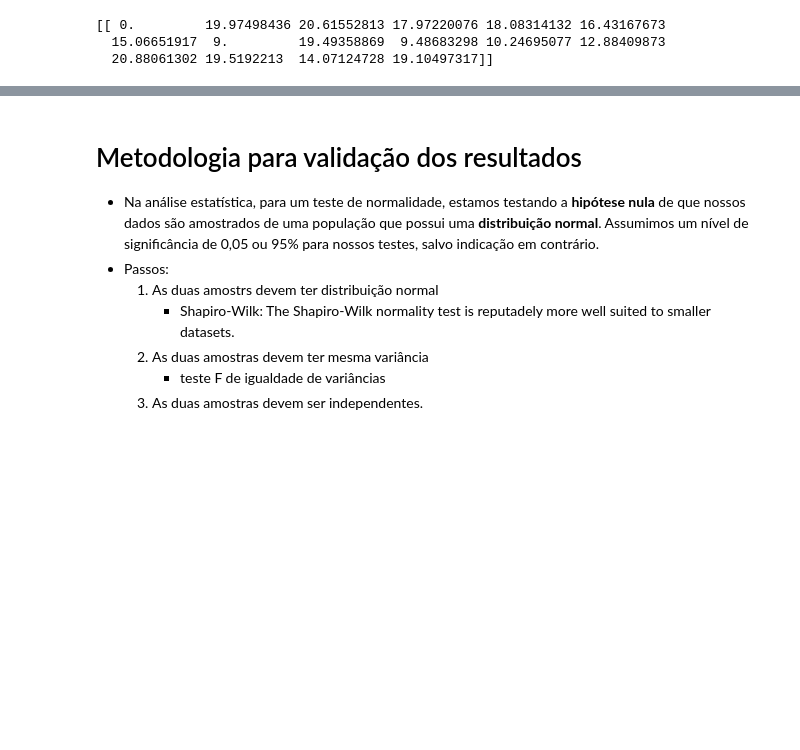
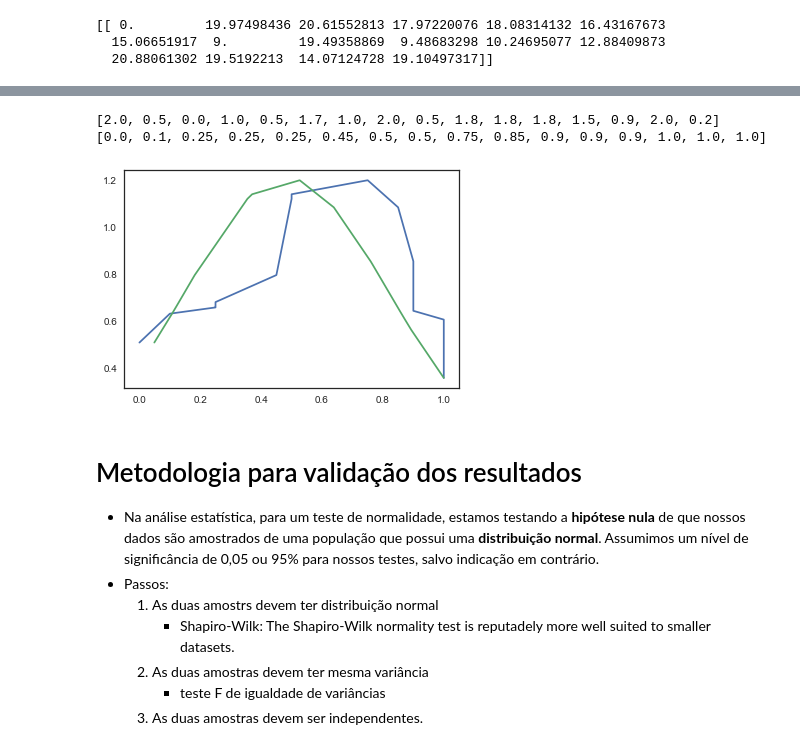
Before and after one commit to leonardbarreto/PIBIC_Assessment_Corrector, a Jupyter notebook: ProjetoIC.ipynb, the cells around one changed output, grey strips where cells are left out. Drawn from its saved outputs; the diff is of its cells as text; code cells hidden in the pictures; blank space fills up the shorter version.

```diff
--- a/ProjetoIC.ipynb
+++ b/ProjetoIC.ipynb
@@ -332,8 +351,12 @@ from similarity2 import *
 #Merge dataframes
 dfMerged = pd.concat([dfR,df],axis=0).reset_index(drop=True)
 #print(dfMerged)
-
-print(sim(levenshtein,dfMerged['Respostas']))
+lev=sim(levenshtein,dfMerged['Respostas'])
+i=0
+j=6
+#print(lev)
+ratio = lev[i][j] / (max(len(dfMerged['Respostas'][i]),len(dfMerged['Respostas'][j])))
+print(ratio)
 grafico_similaridade(sim(levenshtein,dfMerged['Respostas']),"Levenshtein")
 
 print(sim(jaro,dfMerged['Respostas']))
@@ -640,3 +709,35 @@ print(dp[0:1])
+# %%
+import scipy.stats as stats
+import matplotlib.pyplot as plt
+
+h = dfMerged['Cosine'].tolist()  #sorted
+e = dfMerged['Notas'].tolist()
+print(e)
+e = normalize(e)
+e=e.tolist()
+e.sort()
+
+print(e)
+h.sort()
+e.sort()
+
+hmean = np.mean(h)
+emean = np.mean(e)
+
+hstd = np.std(h)
+estd = np.std(e)
+
+pdf = stats.norm.pdf(h, hmean, hstd)
+epdf = stats.norm.pdf(e, emean, estd)
+
+plt.plot(e, pdf)
+plt.plot(h, pdf)
+
+plt.show()
+# %% [output]
+[2.0, 0.5, 0.0, 1.0, 0.5, 1.7, 1.0, 2.0, 0.5, 1.8, 1.8, 1.8, 1.5, 0.9, 2.0, 0.2]
+[0.0, 0.1, 0.25, 0.25, 0.25, 0.45, 0.5, 0.5, 0.75, 0.85, 0.9, 0.9, 0.9, 1.0, 1.0, 1.0]
+[figure, added]
 # %% [markdown]
 Metodologia para validação dos resultados
 ====
```
Also changed, not shown: parts of 18 cells of this notebook.
